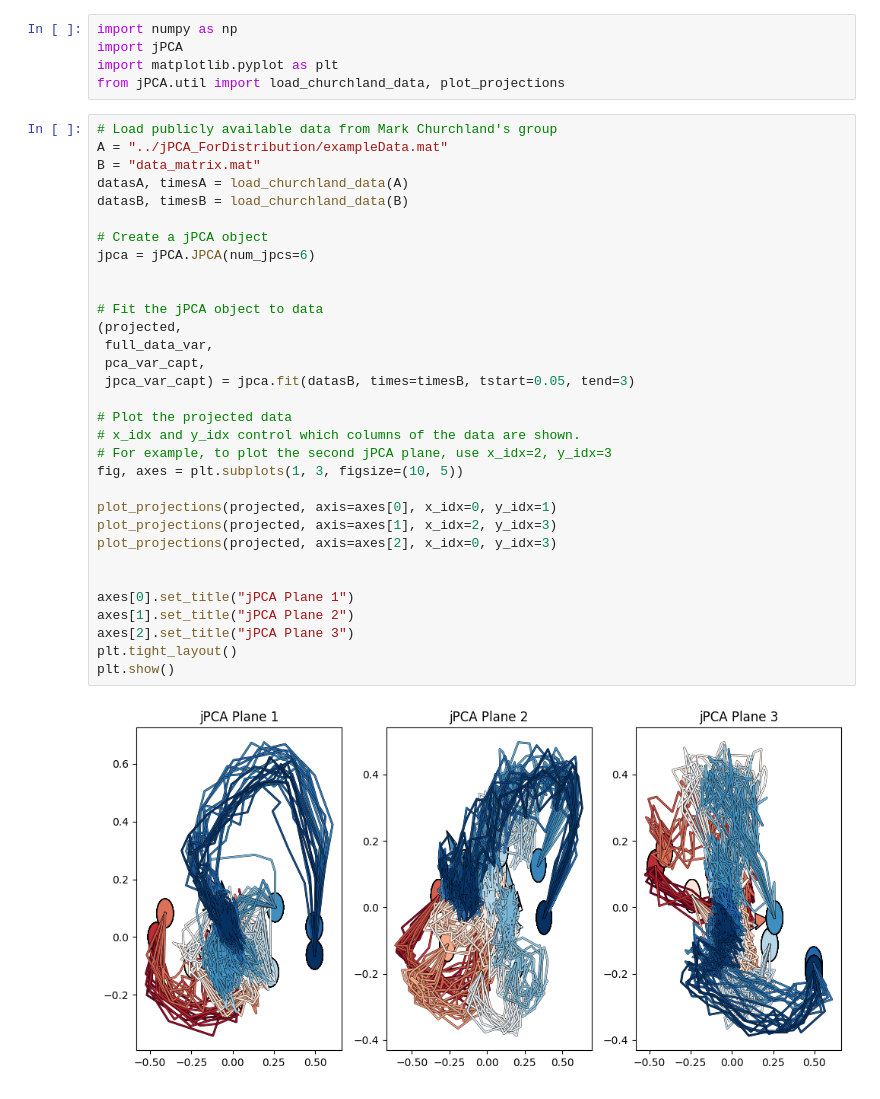
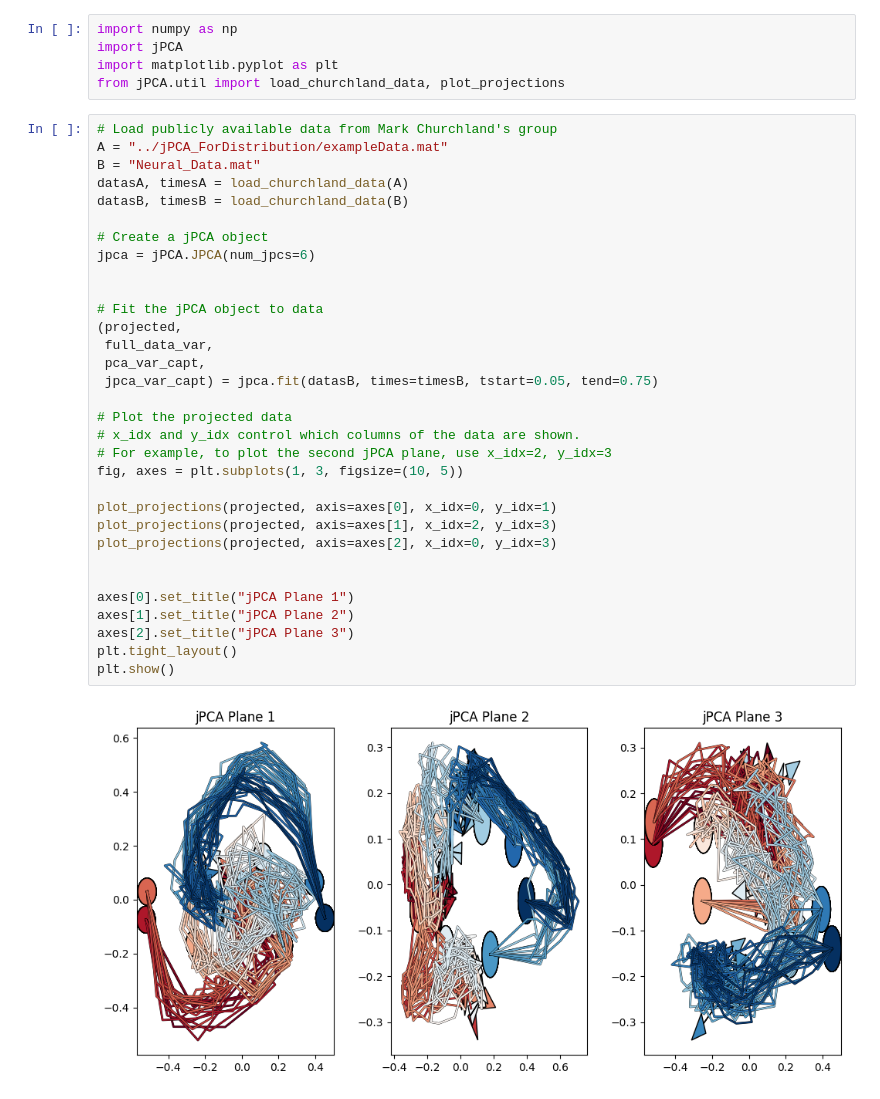
Before and after one commit to ElyasYassin/jPCA, a Jupyter notebook: examples/simple_jPCA_example.ipynb, the cells around one changed output. Drawn from its saved outputs; the diff is of its cells as text.

```diff
--- a/examples/simple_jPCA_example.ipynb
+++ b/examples/simple_jPCA_example.ipynb
@@ -6,37 +6,37 @@ from jPCA.util import load_churchland_data, plot_projections
 # %%
 # Load publicly available data from Mark Churchland's group
 A = "../jPCA_ForDistribution/exampleData.mat"
-B = "data_matrix.mat"
+B = "Neural_Data.mat"
 datasA, timesA = load_churchland_data(A)
 datasB, timesB = load_churchland_data(B)
 
 # Create a jPCA object
 jpca = jPCA.JPCA(num_jpcs=6)
 
 
 # Fit the jPCA object to data
 (projected,
  full_data_var,
  pca_var_capt,
- jpca_var_capt) = jpca.fit(datasB, times=timesB, tstart=0.05, tend=3)
+ jpca_var_capt) = jpca.fit(datasB, times=timesB, tstart=0.05, tend=0.75)
 
 # Plot the projected data
 # x_idx and y_idx control which columns of the data are shown.
 # For example, to plot the second jPCA plane, use x_idx=2, y_idx=3
 fig, axes = plt.subplots(1, 3, figsize=(10, 5))
 
 plot_projections(projected, axis=axes[0], x_idx=0, y_idx=1)
 plot_projections(projected, axis=axes[1], x_idx=2, y_idx=3)
 plot_projections(projected, axis=axes[2], x_idx=0, y_idx=3)
 
 
 axes[0].set_title("jPCA Plane 1")
 axes[1].set_title("jPCA Plane 2")
 axes[2].set_title("jPCA Plane 3")
 plt.tight_layout()
 plt.show()
 # %% [output]
-[figure, old version]
+[figure, new version]
 # %%
 # Here's how we would get the variance of first plane:
 print("Variance captured by each jPC:")
```
Also changed, not shown: parts of 2 cells of this notebook, 7 other files.
